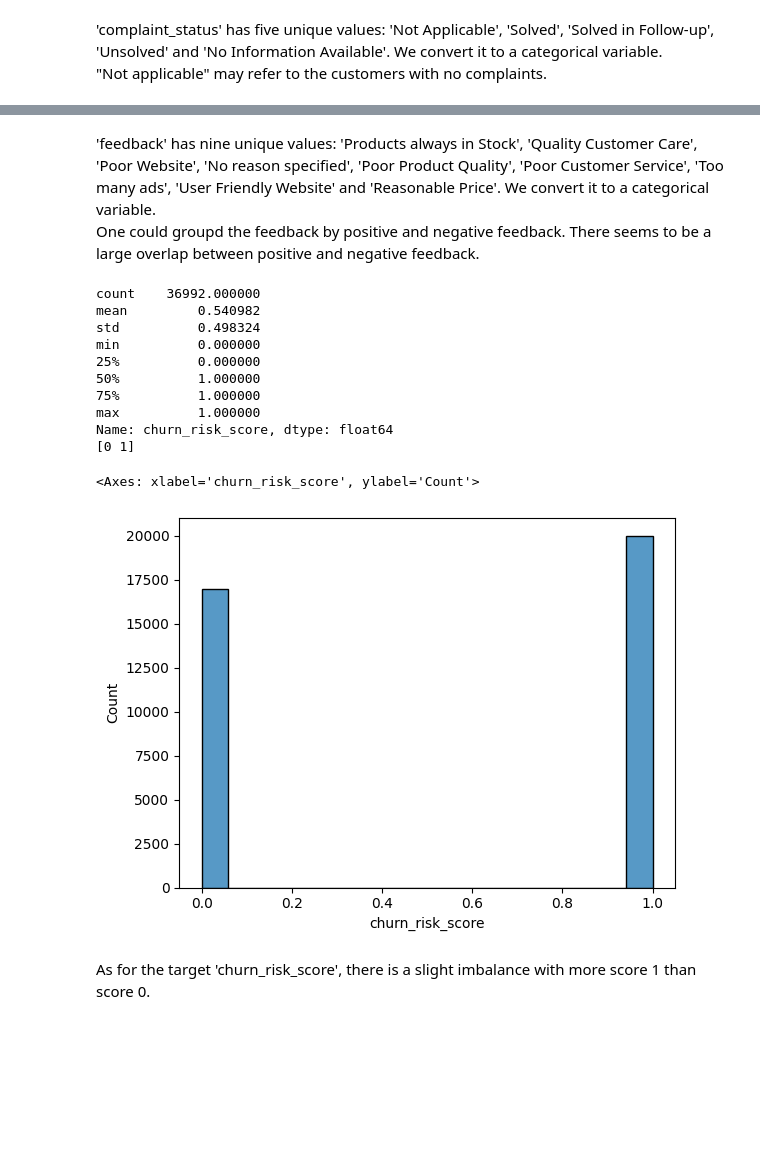
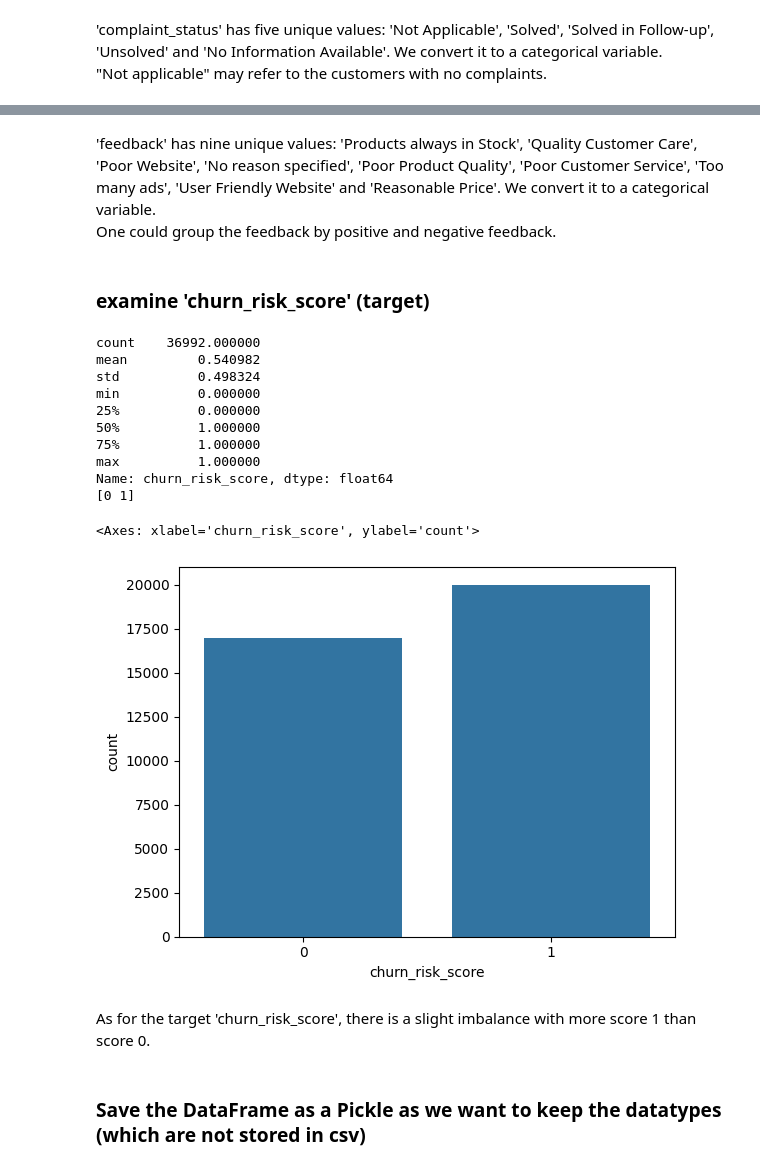
Before and after one commit to forster-j/churn-prediction, a Jupyter notebook: 01_import_dataset.ipynb, the cells around one changed output, grey strips where cells are left out. Cells and saved outputs as stored; diff of their text form; code cells hidden in the pictures; blank space fills up the shorter version.

```diff
--- a/01_import_dataset.ipynb
+++ b/01_import_dataset.ipynb
@@ -155,9 +167,3 @@ Name: membership_category, dtype: object
  'Gold Membership' 'Silver Membership' 'Basic Membership']
 # %% [markdown]
 'membership_category' will be ordinally encoded after train test split. We argue that there is a ranking order between the membership categories. From least value to most value: 'No Membership' up to 'Premium Membership'.
-# %%
-#sorted(df['joining_date'].unique())
-#df['joining_date'].isna().sum()
-df['joining_date'] = pd.to_datetime(df['joining_date'], format='%Y-%m-%d').dt.date
-#TODO : change datetime to only date (to make it look nicer)
-df.info()
@@ -181,0 +172,5 @@ memory usage: 5.7+ MB
+# %%
+# Convert 'joining_date' to datetime
+# (datetime is the only format for date, but includes always the time componente. As it is 00:00:00 it is not displayed in the table)
+df['joining_date'] = pd.to_datetime(df['joining_date'], format='%Y-%m-%d').dt.normalize() # normalize sets time to 00:00.00 - more save as to leave it out
+df.info()
@@ -191,7 +216,7 @@ The joining dates span over 3 years, from 2015 to 2017.
 print(df['joined_through_referral'].unique())
 
 #change "?" to "Unknown"
-df['joined_through_referral'][df['joined_through_referral'] == "?"] = "Unknown"
+df['joined_through_referral'] = df['joined_through_referral'].replace("?", "Unknown")
 
 # set to category
 df['joined_through_referral'] = df['joined_through_referral'].astype('category')
@@ -492,25 +521,29 @@ Name: feedback, dtype: object
 # %% [markdown]
 'feedback' has nine unique values: 'Products always in Stock', 'Quality Customer Care', 'Poor Website', 'No reason specified', 'Poor Product Quality', 'Poor Customer Service', 'Too many ads', 'User Friendly Website' and 'Reasonable Price'. We convert it to a categorical variable.
-One could groupd the feedback by positive and negative feedback. There seems to be a large overlap between positive and negative feedback.
+One could group the feedback by positive and negative feedback.
+# %% [markdown]
+### examine 'churn_risk_score' (target)
 # %%
 print(df['churn_risk_score'].describe())
 print(df['churn_risk_score'].unique())
-sns.histplot(df['churn_risk_score'])
+sns.countplot(x=df['churn_risk_score'])
 # %% [output]
 count    36992.000000
 mean         0.540982
 std          0.498324
 min          0.000000
 25%          0.000000
 50%          1.000000
 75%          1.000000
 max          1.000000
 Name: churn_risk_score, dtype: float64
 [0 1]
-<Axes: xlabel='churn_risk_score', ylabel='Count'>
+<Axes: xlabel='churn_risk_score', ylabel='count'>
-[figure, old version]
+[figure, new version]
 # %% [markdown]
 As for the target 'churn_risk_score', there is a slight imbalance with more score 1 than score 0.
+# %% [markdown]
+### Save the DataFrame as a Pickle as we want to keep the datatypes (which are not stored in csv)
 # %%
 # save the df to be used in another notebook
 df.to_pickle('./data/df.pkl')
```
Also changed, not shown: parts of 37 cells of this notebook.
